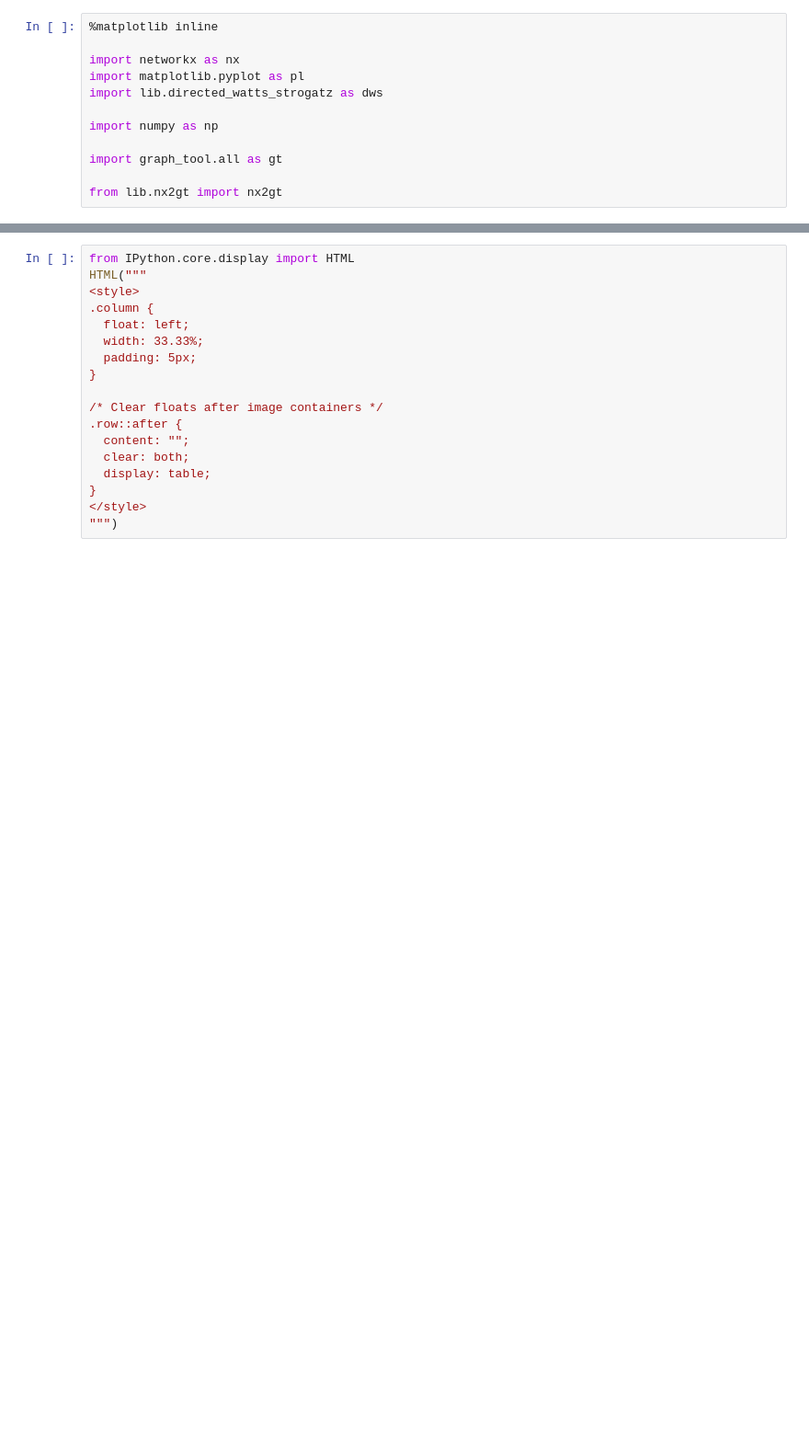
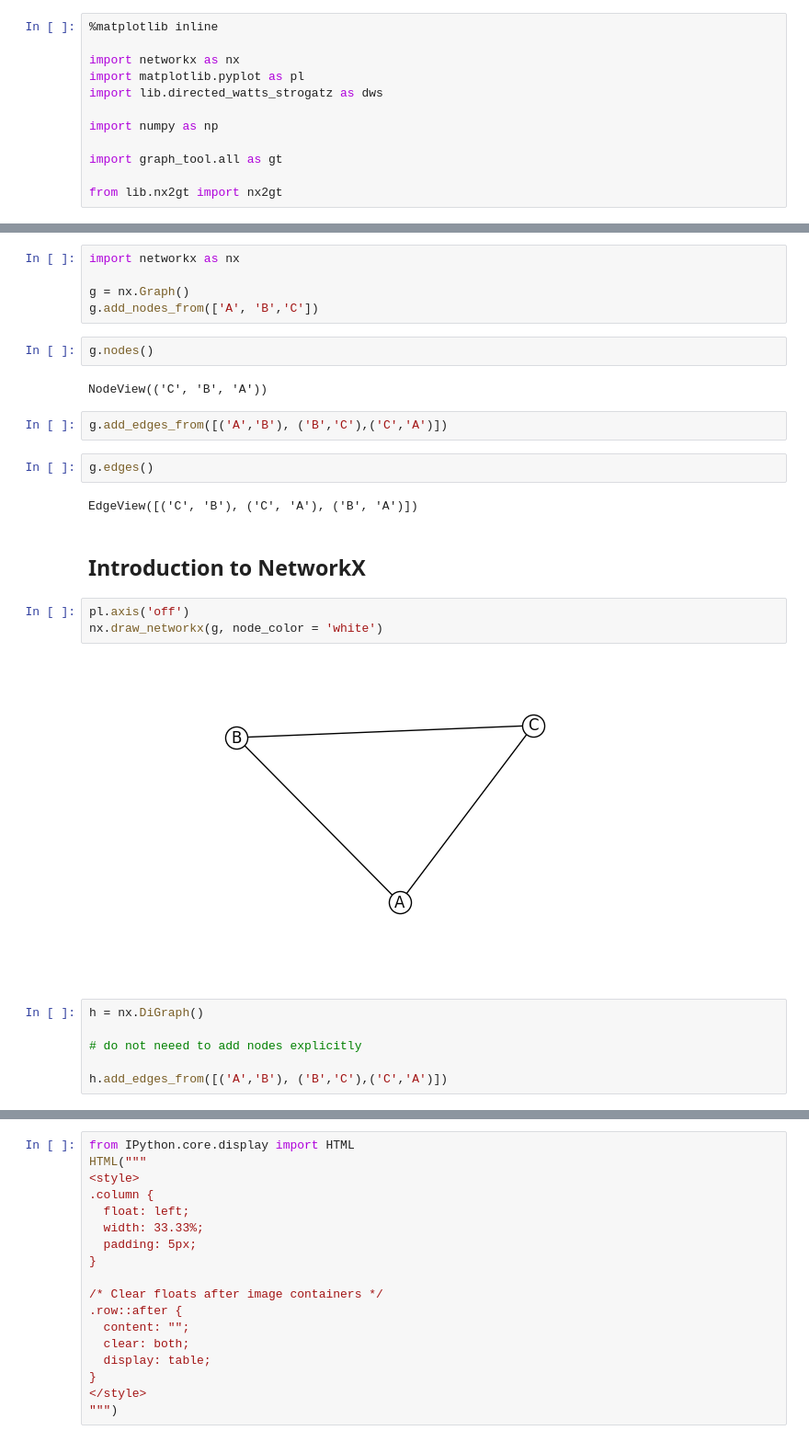
Before and after one commit to felix11h/network-measures-lecture_spp-workshop-18, a Jupyter notebook: network_analysis.ipynb, the cells around one changed output, grey strips where cells are left out. Shown at 92% size. Cells and saved outputs as stored; diff of their text form; blank space fills up the shorter version.

```diff
--- a/network_analysis.ipynb
+++ b/network_analysis.ipynb
@@ -25,0 +57,28 @@ from lib.nx2gt import nx2gt
+# %%
+import networkx as nx
+
+g = nx.Graph()
+g.add_nodes_from(['A', 'B','C'])
+# %%
+g.nodes()
+# %% [output]
+NodeView(('C', 'B', 'A'))
+# %%
+g.add_edges_from([('A','B'), ('B','C'),('C','A')])
+# %%
+g.edges()
+# %% [output]
+EdgeView([('C', 'B'), ('C', 'A'), ('B', 'A')])
+# %% [markdown]
+## Introduction to NetworkX
+# %%
+pl.axis('off')
+nx.draw_networkx(g, node_color = 'white')
+# %% [output]
+[figure, added]
+# %%
+h = nx.DiGraph()
+
+# do not neeed to add nodes explicitly
+
+h.add_edges_from([('A','B'), ('B','C'),('C','A')])
```
Also changed, not shown: parts of 33 cells of this notebook, 1 other file.
